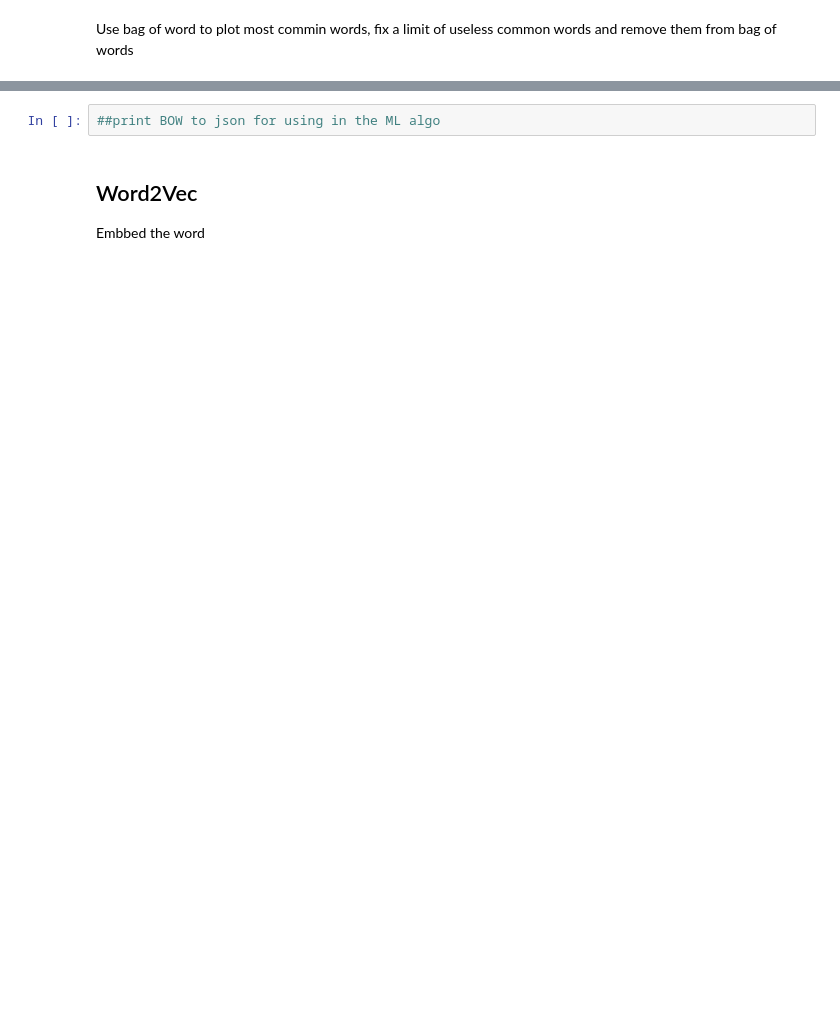
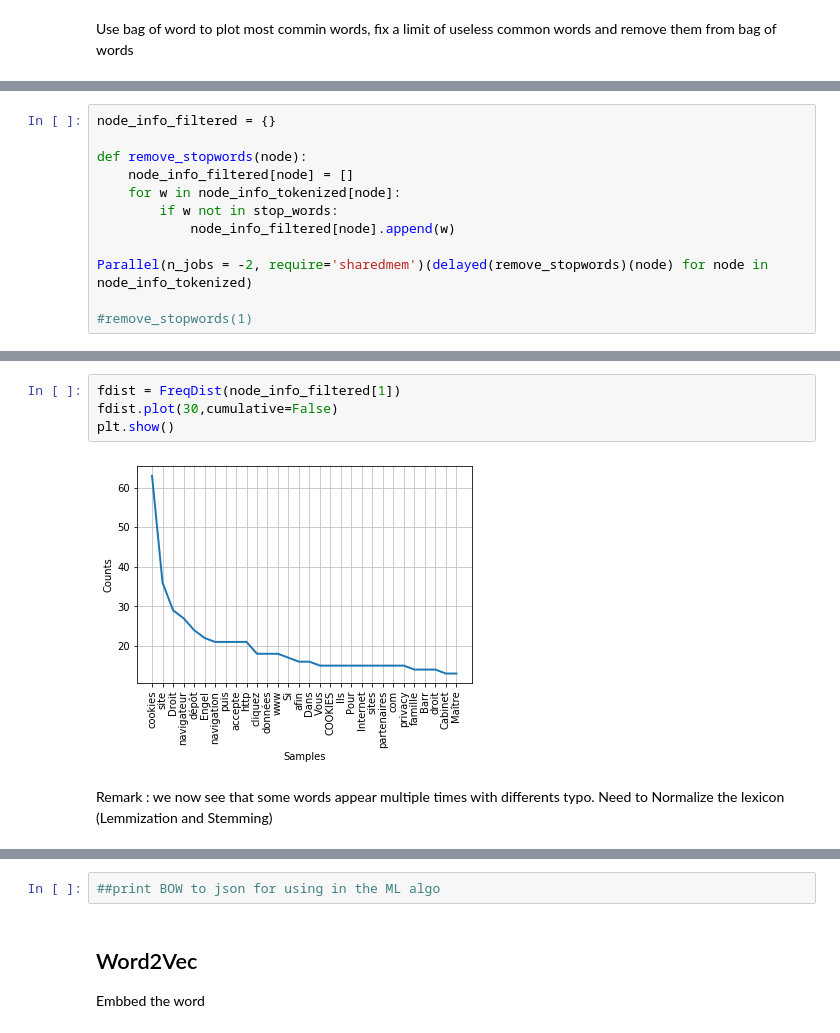
Before and after one commit to AAS97/INF554-LinkPredictionProject, a Jupyter notebook: Text_Embedding.ipynb, the cells around one changed output, grey strips where cells are left out. Cells and saved outputs as stored; diff of their text form; blank space fills up the shorter version.

```diff
--- a/Text_Embedding.ipynb
+++ b/Text_Embedding.ipynb
@@ -120,0 +144,12 @@ ModuleNotFoundError: No module named 'nltk'
+# %%
+node_info_filtered = {}
+
+def remove_stopwords(node):
+    node_info_filtered[node] = []
+    for w in node_info_tokenized[node]:
+        if w not in stop_words:
+            node_info_filtered[node].append(w)
+
+Parallel(n_jobs = -2, require='sharedmem')(delayed(remove_stopwords)(node) for node in node_info_tokenized)
+
+#remove_stopwords(1)
@@ -120,0 +176,8 @@ ModuleNotFoundError: No module named 'nltk'
+# %%
+fdist = FreqDist(node_info_filtered[1])
+fdist.plot(30,cumulative=False)
+plt.show()
+# %% [output]
+[figure, added]
+# %% [markdown]
+Remark : we now see that some words appear multiple times with differents typo. Need to Normalize the lexicon (Lemmization and Stemming)
```
Also changed, not shown: parts of 21 cells of this notebook.
